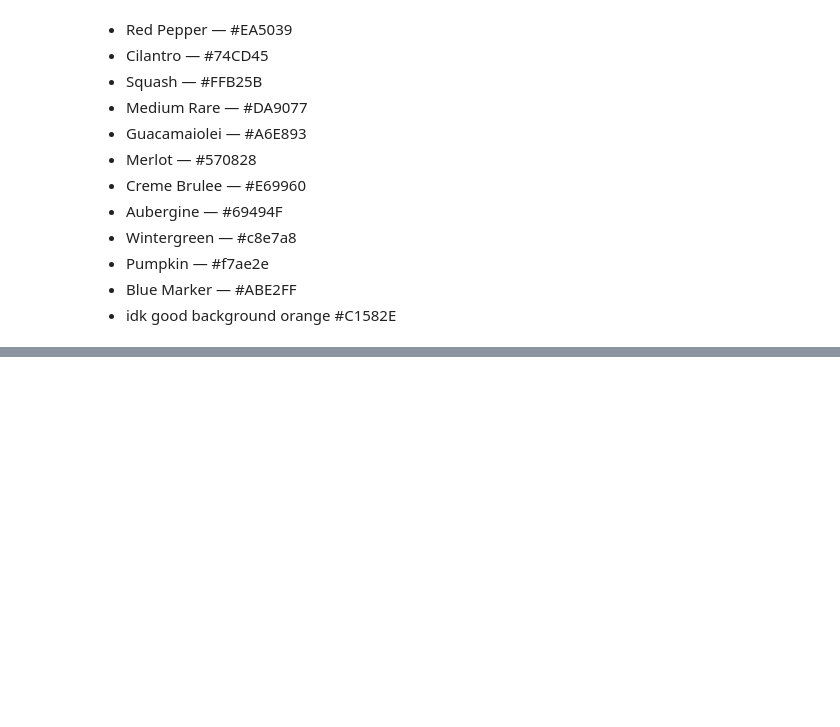
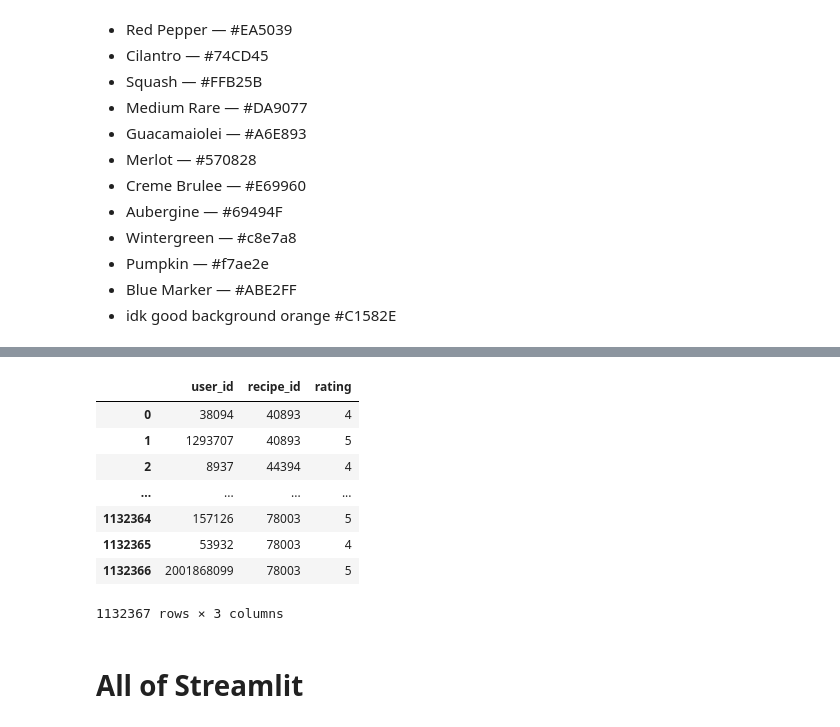
Before and after one commit to mike-flanagan/recipe-book, a Jupyter notebook: FrontEnd_Development_Notebook.ipynb, the cells around one changed output, grey strips where cells are left out. Drawn from its saved outputs; the diff is of its cells as text; code cells hidden in the pictures; blank space fills up the shorter version.

```diff
--- a/FrontEnd_Development_Notebook.ipynb
+++ b/FrontEnd_Development_Notebook.ipynb
@@ -521,0 +669,5 @@ ethiopian
+# %%
+reg_users = idf.user_id.value_counts(sort=True, ascending=True)[203484:].index
+reg_users = list(reg_users)
+slim_idf = idf[idf.user_id.isin(reg_users)]
+# slim_idf.user_id.value_counts() # nice
@@ -521,0 +692,4 @@ ethiopian
+# %%
+freq_recipes = slim_idf.recipe_id.value_counts(sort=True, ascending=True)[170484:].index
+freq_recipes = list(freq_recipes)
+slim_idf = slim_idf[slim_idf.recipe_id.isin(freq_recipes)]
@@ -521,0 +726,14 @@ ethiopian
+# %%
+slim_idf
+# %% [output]
+|  | user_id | recipe_id | rating |
+| 0 | 38094 | 40893 | 4 |
+| 1 | 1293707 | 40893 | 5 |
+| 2 | 8937 | 44394 | 4 |
+| ... | ... | ... | ... |
+| 1132364 | 157126 | 78003 | 5 |
+| 1132365 | 53932 | 78003 | 4 |
+| 1132366 | 2001868099 | 78003 | 5 |
+1132367 rows × 3 columns
+# %% [markdown]
+# All of Streamlit
```
Also changed, not shown: parts of 32 cells of this notebook, 5 other files.
